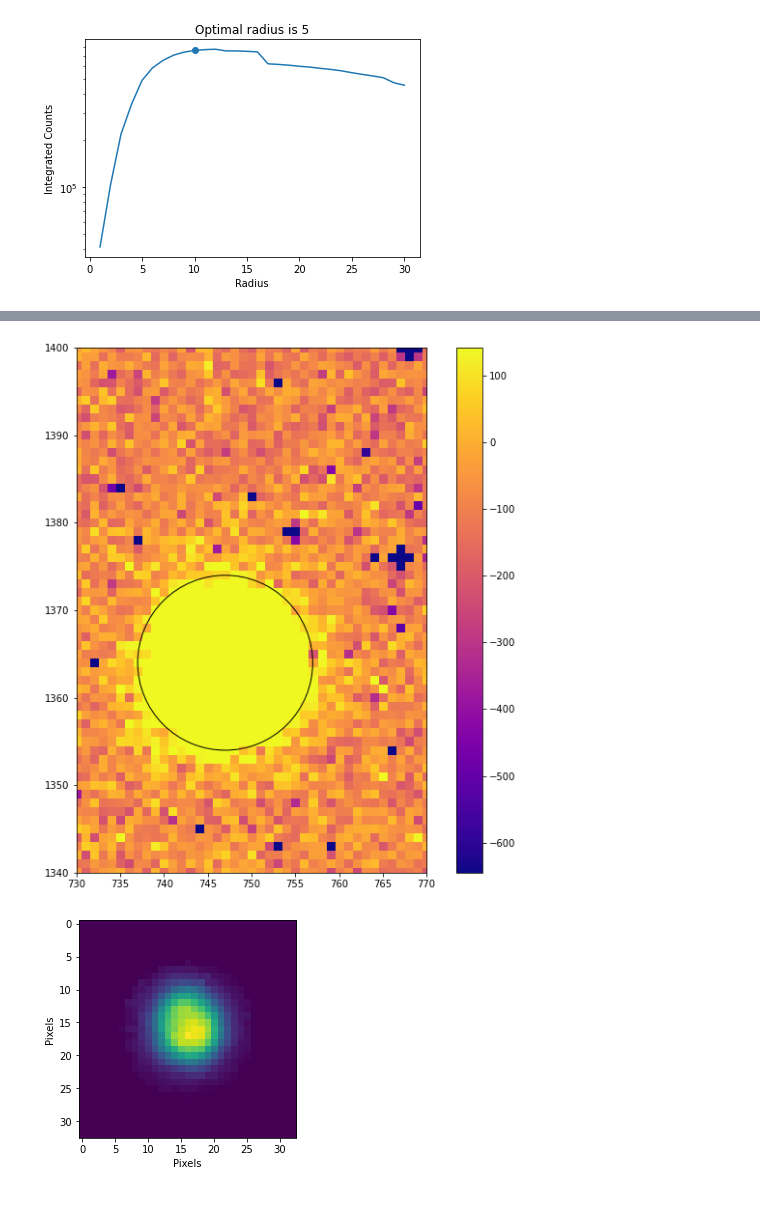
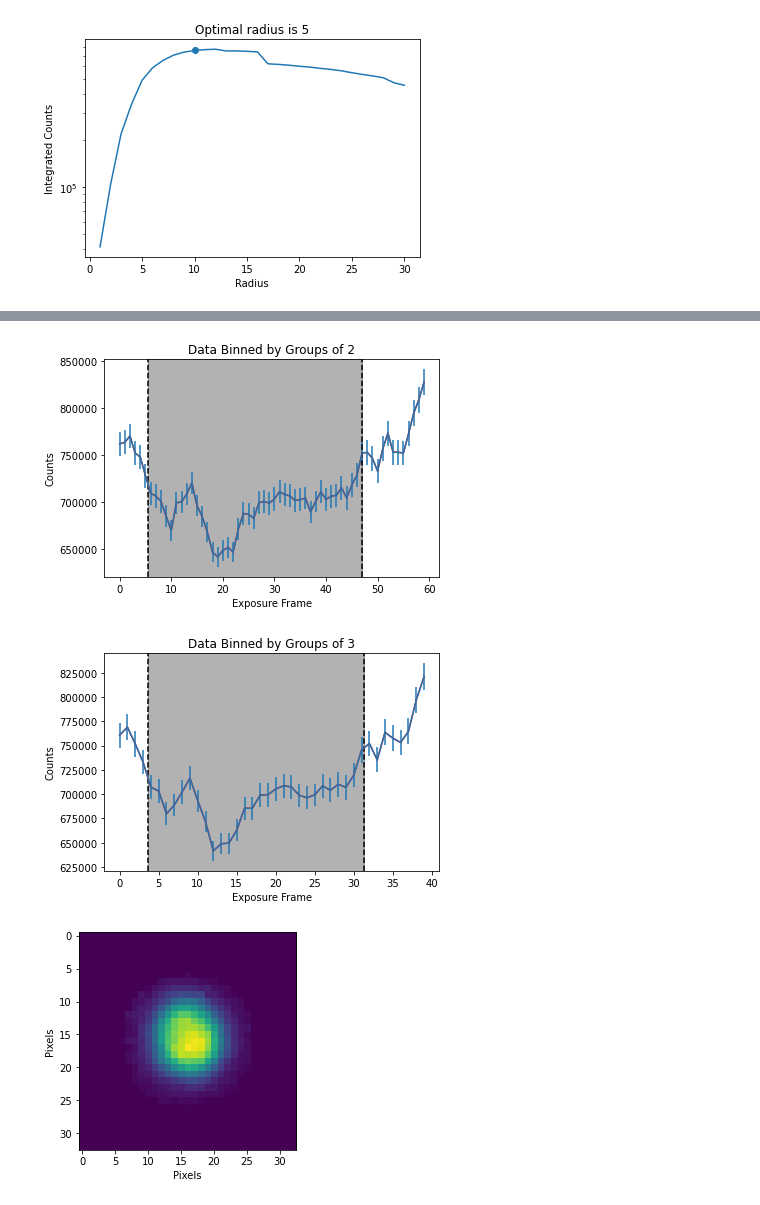
Before and after one commit to JoahanC/ay107project, a Jupyter notebook: Palomar Data.ipynb, the cells around one changed output, grey strips where cells are left out. Cells and saved outputs as stored; diff of their text form; code cells hidden in the pictures.

```diff
--- a/Palomar Data.ipynb
+++ b/Palomar Data.ipynb
@@ -261,8 +261,8 @@ def aperture_mask(h, w, radius, x_target, y_target):
 science_data = fits.open(science_files[0])
 gain = science_data[0].header['DETGAIN']
 
-height = len(red_science)
-width = len(red_science[0])
+height = len(master_flat)
+width = len(master_flat[0])
 x_center = 747
 y_center = 1364
 
@@ -275,7 +275,7 @@ for science_file in science_files:
     mask, n_pix = aperture_mask(height, width, 10, x_center, y_center)
     count = np.nansum(np.multiply(red_science, mask))
     counts.append(count)
-    error = np.nansum(np.multiply(np.sqrt(red_science * gain), mask))
+    error = np.sqrt(np.nansum(np.multiply(red_science / gain, mask)**2))
     errors.append(error)
     x_center = 753
     y_center = 1367
@@ -294,21 +295,64 @@ ax.set_ylabel("Counts");
 # %%
-test_science = fits.getdata(science_files[0])
-
-red_science = np.divide((test_science - master_dark - master_sky), master_flat);
-x_center = 747
-y_center = 1364
-z1, z2 = z.get_limits(red_science)
+# binning by 2
+counts2 = []
+errors2 = []
+for i in range(59):
+    new_index = 2*i
+    one = counts[new_index]
+    two = counts[new_index+1]
+    average = (one+two)/2
+    counts2.append(average)
+    err1 = errors[new_index]
+    err2 = errors[new_index+1]
+    new_err = ((err1**2 + err2**2)/2)**.5
+    errors2.append(new_err)
+counts2.append(counts[-1])
+errors2.append(errors[-1])
+x2 = np.arange(len(counts2))
 
 fig, ax = plt.subplots()
-fig.set_size_inches(11, 10)
-cbar = ax.imshow(red_science, origin="lower", norm=Normalize(z1,z2),  cmap="plasma")
-targ_circle = plt.Circle((x_center, y_center), 10, fill=False)
-ax.add_patch(targ_circle)
-ax.set_xlim(730, 770)
-ax.set_ylim(1340, 1400)
-plt.colorbar(cbar);
+ax.axvline(11/2, linestyle="dashed", color="black")
+ax.axvline(94/2, linestyle="dashed", color="black")
+ax.axvspan(11/2, 94/2, color="black", alpha=0.3)
+ax.plot(x2, counts2, color="red");
+ax.errorbar(x2, counts2, yerr=errors2)
+ax.set_xlabel("Exposure Frame")
+ax.set_ylabel("Counts");
+ax.set_title('Data Binned by Groups of 2');
 # %% [output]
-[figure, old version]
+[figure, new version]
+# %%
+counts3 = []
+errors3 = []
+for i in range(39):
+    new_index = 3*i
+    one = counts[new_index]
+    two = counts[new_index+1]
+    three = counts[new_index+2]
+    average = (one+two+three)/3
+    counts3.append(average)
+    err1 = errors[new_index]
+    err2 = errors[new_index+1]
+    err3 = errors[new_index+2]
+    new_err = ((err1**2 + err2**2 + err3**2)/3)**.5
+    errors3.append(new_err)
+final_counts3 = (counts[-1] + counts[-2]) / 2
+counts3.append(final_counts3)
+final_errors3 = ((errors[-1]**2 + errors[-2]**2)/2)**.5
+errors3.append(final_errors3)
+x3 = np.arange(len(counts3))
+
+fig, ax = plt.subplots()
+ax.axvline(11/3, linestyle="dashed", color="black")
+ax.axvline(94/3, linestyle="dashed", color="black")
+ax.axvspan(11/3, 94/3, color="black", alpha=0.3)
+ax.plot(x3, counts3, color="red");
+ax.errorbar(x3, counts3, yerr=errors3)
+ax.set_xlabel("Exposure Frame")
+ax.set_ylabel("Counts");
+ax.set_title('Data Binned by Groups of 3');
+# %% [output]
+[figure, added]
 # %%
 pix_length = 15
 box_dim = int(pix_length+1)
```
Also changed, not shown: parts of 1 cell of this notebook.
